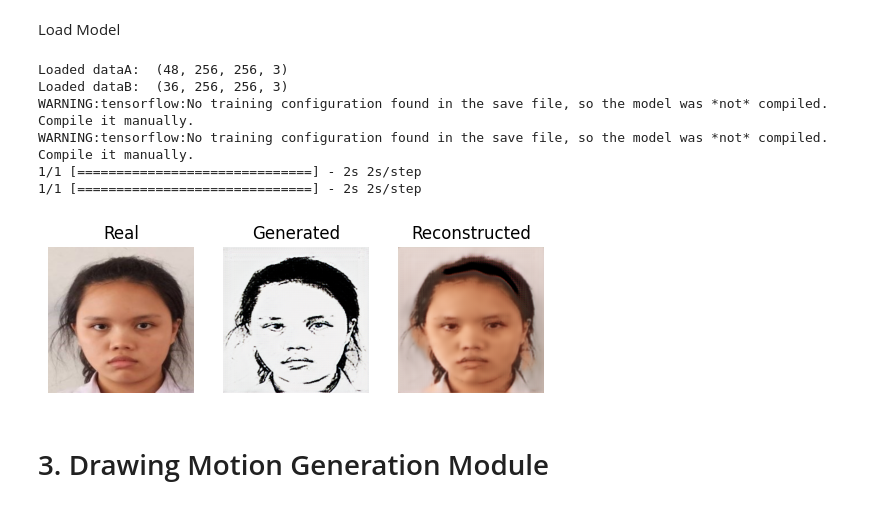
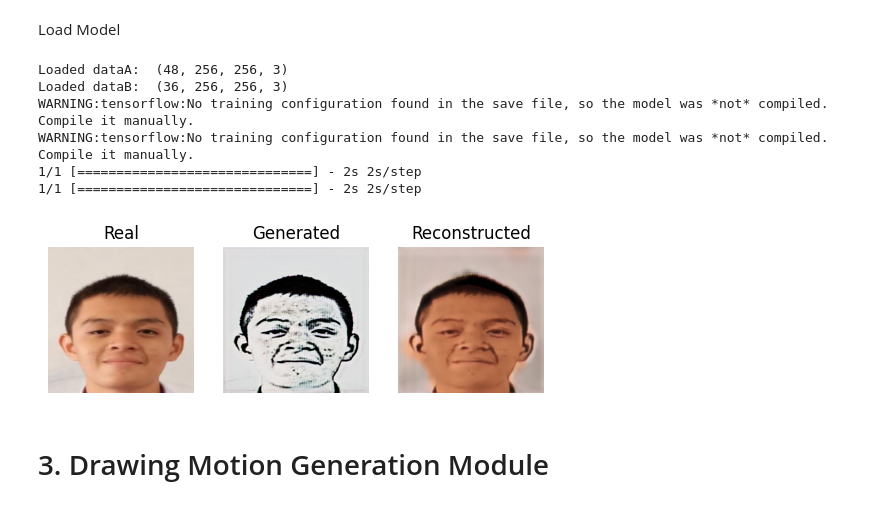
Before and after one commit to pipogood/FRA_503-IOT-Project, a Jupyter notebook: image_preprocess.ipynb, the cells around one changed output. Saved outputs shown, nothing was run; the diff lists cells and outputs as text; code cells hidden in the pictures.

```diff
--- a/image_preprocess.ipynb
+++ b/image_preprocess.ipynb
@@ -135,7 +133,7 @@ def select_sample(dataset, n_samples):
 	# choose random instances
 	ix = randint(0, dataset.shape[0], n_samples)
 	# retrieve selected images
-	X = dataset[ix]
+	X = dataset[12]
 	return X.reshape(1, 256, 256, 3)
 
 # plot the image, its translation, and the reconstruction
@@ -178,33 +176,33 @@ print('Loaded dataA: ', dataA_all.shape)
 dataB_all = load_images('F:\\FRA503_IOT\\Preprocess_Datasets\\')
 print('Loaded dataB: ', dataB_all.shape)
 
 A_data = (dataA_all - 127.5) / 127.5
 B_data = (dataB_all - 127.5) / 127.5
 
 
 # load the models
 cust = {'InstanceNormalization': InstanceNormalization}
-model_AtoB = load_model('g_model_AtoB_003400.h5', cust)
-model_BtoA = load_model('g_model_BtoA_003400.h5', cust)
+model_AtoB = load_model('g_model_AtoB_002200.h5', cust)
+model_BtoA = load_model('g_model_BtoA_002200.h5', cust)
 
 # # plot A->B->A (Drawing to Portrait to Drawing)
 
 # # A_real = select_sample(A_data, 1)
 # # B_generated  = model_AtoB.predict(A_real)
 # # A_reconstructed = model_BtoA.predict(B_generated)
 # # show_plot(A_real, B_generated, A_reconstructed)
 
 # plot B->A->B (Portrait to Drawing to Portrait)
 
 B_real = select_sample(B_data, 1)
 A_generated  = model_BtoA.predict(B_real)
 B_reconstructed = model_AtoB.predict(A_generated)
 show_plot(B_real, A_generated, B_reconstructed)
 # %% [output]
 Loaded dataA:  (48, 256, 256, 3)
 Loaded dataB:  (36, 256, 256, 3)
 WARNING:tensorflow:No training configuration found in the save file, so the model was *not* compiled. Compile it manually.
 WARNING:tensorflow:No training configuration found in the save file, so the model was *not* compiled. Compile it manually.
 1/1 [==============================] - 2s 2s/step
 1/1 [==============================] - 2s 2s/step
-[figure, old version]
+[figure, new version]
```
Also changed, not shown: parts of 10 cells of this notebook, 3 other files.
